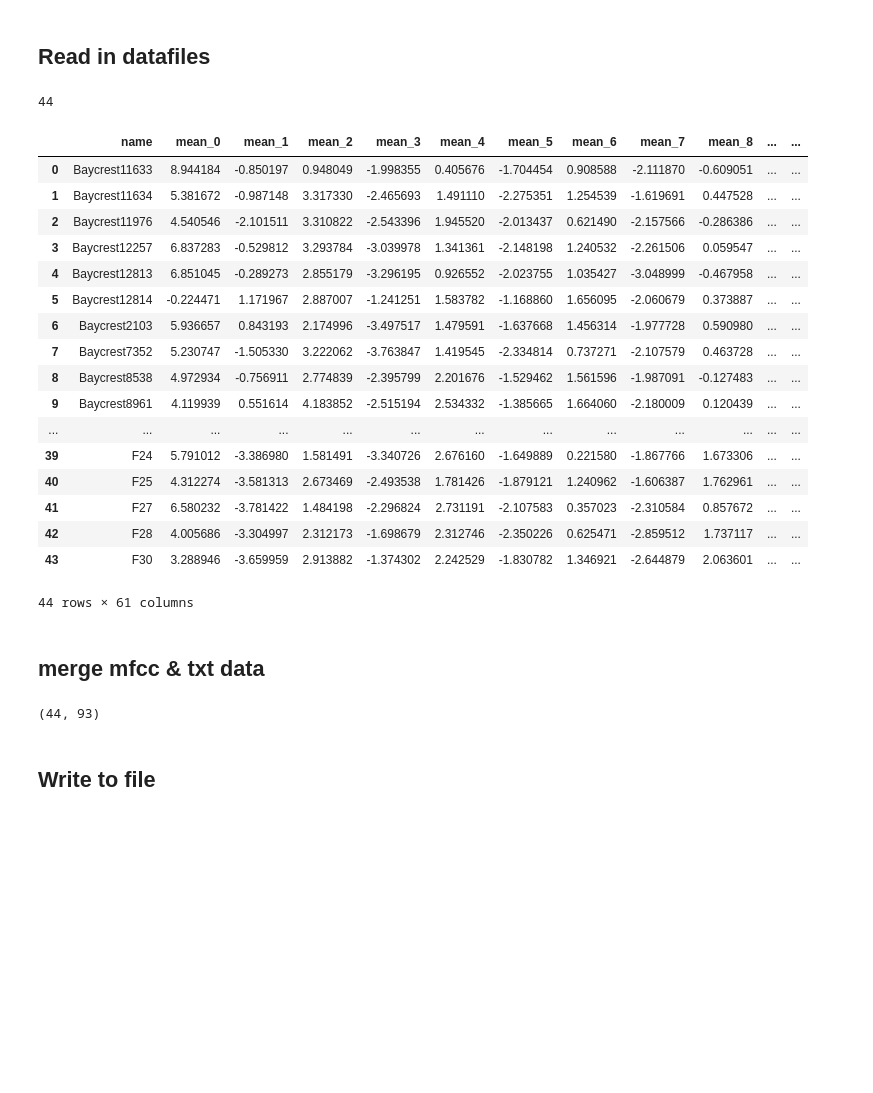
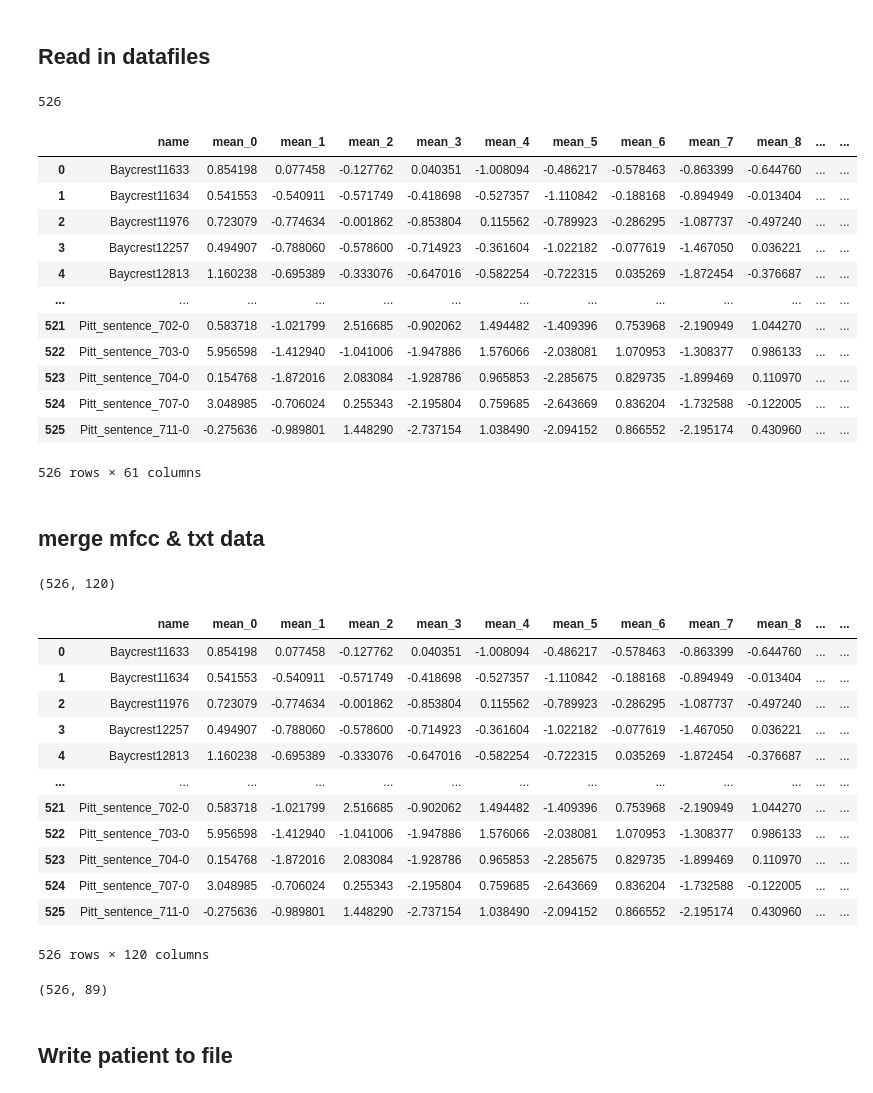
Before and after one commit to ZiJun0502/Alzheimer-Diagnosis-Speech, a Jupyter notebook: model/dataMerge.ipynb, the cells around one changed output. Saved outputs shown, nothing was run; the diff lists cells and outputs as text; code cells hidden in the pictures; blank space fills up the shorter version.

```diff
--- a/model/dataMerge.ipynb
+++ b/model/dataMerge.ipynb
@@ -15,11 +15,10 @@ import csv
 # %% [markdown]
 ## Global attributes
 # %%
-patinets_dataroot = "/content/drive/MyDrive/term project/patient_info.csv"
-txt_training_dataroot = "/content/drive/MyDrive/term project/NPL result.csv"
+patinets_dataroot = "/content/drive/MyDrive/term project/final_training_data/patient_npl.csv"
+normal_dataroot = "/content/drive/MyDrive/term project/final_training_data/ted_npl_result.csv"
 
-
-txt_df = pd.read_csv(txt_training_dataroot)
-txt_df[:5]
+txt_df = pd.read_csv(normal_dataroot)
+txt_df[145:150]
 # %% [output]
 |  | name | words_number | SPACE | ADV | VERB | ADP | DET | NOUN | ADJ | PUNCT | ... |
@@ -63,68 +62,88 @@ min_names = ["min_0", "min_1", "min_2", "min_3", "min_4", "min_5", "min_6", "min
 max_names = ["max_0", "max_1", "max_2", "max_3", "max_4", "max_5", "max_6", "max_7", "max_8", "max_9", "max_10", "max_11"]
 
 for i in range(patient_info.shape[0]):
-    aud_df = pd.read_csv(f"/content/drive/MyDrive/term project/MFCC_output/{patient_info.iloc[i,0]}.csv", header=None)
+    aud_df = pd.read_csv(f"/content/drive/MyDrive/term project/final_training_data/482_csv_MFCC/{patient_info.iloc[i,0]}.csv", header=None)
     audio_names.append(patient_info.iloc[i,0])
     dp.cal_mfcc_features(patient_info.iloc[i,0], aud_df)
 
 
 mean_df = pd.DataFrame(dp.mean_features)
 mean_df.columns = mean_names
 mean_df["name"] = audio_names
 mean_df = mean_df.reindex(["name", "mean_0", "mean_1", "mean_2", "mean_3", "mean_4", "mean_5", "mean_6", "mean_7", "mean_8", "mean_9", "mean_10", "mean_11"], axis=1)
 
 std_df = pd.DataFrame(dp.std_features)
 std_df.columns = std_names
 std_df["name"] = audio_names
 
 var_df = pd.DataFrame(dp.var_features)
 var_df.columns = var_names
 var_df["name"] = audio_names
 
 min_df = pd.DataFrame(dp.min_features)
 min_df.columns = min_names
 min_df["name"] = audio_names
 
 max_df = pd.DataFrame(dp.max_features)
 max_df.columns = max_names
 max_df["name"] = audio_names
 
 mfcc_df = pd.merge(mean_df, std_df, how="right", on = "name")
 mfcc_df = pd.merge(mfcc_df, var_df, how="right", on = "name")
 mfcc_df = pd.merge(mfcc_df, min_df, how="right", on = "name")
 mfcc_df = pd.merge(mfcc_df, max_df, how="right", on = "name")
 mfcc_df
 # %% [output]
-44
+526
 |  | name | mean_0 | mean_1 | mean_2 | mean_3 | mean_4 | mean_5 | mean_6 | mean_7 | mean_8 | ... | ... |
-| 0 | Baycrest11633 | 8.944184 | -0.850197 | 0.948049 | -1.998355 | 0.405676 | -1.704454 | 0.908588 | -2.111870 | -0.609051 | ... | ... |
-| 1 | Baycrest11634 | 5.381672 | -0.987148 | 3.317330 | -2.465693 | 1.491110 | -2.275351 | 1.254539 | -1.619691 | 0.447528 | ... | ... |
-| 2 | Baycrest11976 | 4.540546 | -2.101511 | 3.310822 | -2.543396 | 1.945520 | -2.013437 | 0.621490 | -2.157566 | -0.286386 | ... | ... |
-| 3 | Baycrest12257 | 6.837283 | -0.529812 | 3.293784 | -3.039978 | 1.341361 | -2.148198 | 1.240532 | -2.261506 | 0.059547 | ... | ... |
-| 4 | Baycrest12813 | 6.851045 | -0.289273 | 2.855179 | -3.296195 | 0.926552 | -2.023755 | 1.035427 | -3.048999 | -0.467958 | ... | ... |
-| 5 | Baycrest12814 | -0.224471 | 1.171967 | 2.887007 | -1.241251 | 1.583782 | -1.168860 | 1.656095 | -2.060679 | 0.373887 | ... | ... |
-| 6 | Baycrest2103 | 5.936657 | 0.843193 | 2.174996 | -3.497517 | 1.479591 | -1.637668 | 1.456314 | -1.977728 | 0.590980 | ... | ... |
-| 7 | Baycrest7352 | 5.230747 | -1.505330 | 3.222062 | -3.763847 | 1.419545 | -2.334814 | 0.737271 | -2.107579 | 0.463728 | ... | ... |
-| 8 | Baycrest8538 | 4.972934 | -0.756911 | 2.774839 | -2.395799 | 2.201676 | -1.529462 | 1.561596 | -1.987091 | -0.127483 | ... | ... |
-| 9 | Baycrest8961 | 4.119939 | 0.551614 | 4.183852 | -2.515194 | 2.534332 | -1.385665 | 1.664060 | -2.180009 | 0.120439 | ... | ... |
+| 0 | Baycrest11633 | 0.854198 | 0.077458 | -0.127762 | 0.040351 | -1.008094 | -0.486217 | -0.578463 | -0.863399 | -0.644760 | ... | ... |
+| 1 | Baycrest11634 | 0.541553 | -0.540911 | -0.571749 | -0.418698 | -0.527357 | -1.110842 | -0.188168 | -0.894949 | -0.013404 | ... | ... |
+| 2 | Baycrest11976 | 0.723079 | -0.774634 | -0.001862 | -0.853804 | 0.115562 | -0.789923 | -0.286295 | -1.087737 | -0.497240 | ... | ... |
+| 3 | Baycrest12257 | 0.494907 | -0.788060 | -0.578600 | -0.714923 | -0.361604 | -1.022182 | -0.077619 | -1.467050 | 0.036221 | ... | ... |
+| 4 | Baycrest12813 | 1.160238 | -0.695389 | -0.333076 | -0.647016 | -0.582254 | -0.722315 | 0.035269 | -1.872454 | -0.376687 | ... | ... |
 | ... | ... | ... | ... | ... | ... | ... | ... | ... | ... | ... | ... | ... |
-| 39 | F24 | 5.791012 | -3.386980 | 1.581491 | -3.340726 | 2.676160 | -1.649889 | 0.221580 | -1.867766 | 1.673306 | ... | ... |
-| 40 | F25 | 4.312274 | -3.581313 | 2.673469 | -2.493538 | 1.781426 | -1.879121 | 1.240962 | -1.606387 | 1.762961 | ... | ... |
-| 41 | F27 | 6.580232 | -3.781422 | 1.484198 | -2.296824 | 2.731191 | -2.107583 | 0.357023 | -2.310584 | 0.857672 | ... | ... |
-| 42 | F28 | 4.005686 | -3.304997 | 2.312173 | -1.698679 | 2.312746 | -2.350226 | 0.625471 | -2.859512 | 1.737117 | ... | ... |
-| 43 | F30 | 3.288946 | -3.659959 | 2.913882 | -1.374302 | 2.242529 | -1.830782 | 1.346921 | -2.644879 | 2.063601 | ... | ... |
+| 521 | Pitt_sentence_702-0 | 0.583718 | -1.021799 | 2.516685 | -0.902062 | 1.494482 | -1.409396 | 0.753968 | -2.190949 | 1.044270 | ... | ... |
+| 522 | Pitt_sentence_703-0 | 5.956598 | -1.412940 | -1.041006 | -1.947886 | 1.576066 | -2.038081 | 1.070953 | -1.308377 | 0.986133 | ... | ... |
+| 523 | Pitt_sentence_704-0 | 0.154768 | -1.872016 | 2.083084 | -1.928786 | 0.965853 | -2.285675 | 0.829735 | -1.899469 | 0.110970 | ... | ... |
+| 524 | Pitt_sentence_707-0 | 3.048985 | -0.706024 | 0.255343 | -2.195804 | 0.759685 | -2.643669 | 0.836204 | -1.732588 | -0.122005 | ... | ... |
+| 525 | Pitt_sentence_711-0 | -0.275636 | -0.989801 | 1.448290 | -2.737154 | 1.038490 | -2.094152 | 0.866552 | -2.195174 | 0.430960 | ... | ... |
-44 rows × 61 columns
+526 rows × 61 columns
 # %% [markdown]
 ## merge mfcc & txt data
 # %%
-txt_df = pd.read_csv(txt_training_dataroot)
-merged_df = pd.merge(mfcc_df, txt_df, how="right", on = "name")
-merged_df["AD_diagnose"] = np.ones(patient_info.shape[0], dtype = int)
+txt_df = pd.read_csv(patinets_dataroot)
+merged_patient_df = pd.merge(mfcc_df, txt_df, how="right", on = "name")
+merged_patient_df["AD_diagnose"] = np.ones(patient_info.shape[0], dtype = int)
 
-merged_df.shape
-# merged_df
+
+print(merged_patient_df.shape)
+merged_patient_df
 # %% [output]
-(44, 93)
+(526, 120)
+|  | name | mean_0 | mean_1 | mean_2 | mean_3 | mean_4 | mean_5 | mean_6 | mean_7 | mean_8 | ... | ... |
+| 0 | Baycrest11633 | 0.854198 | 0.077458 | -0.127762 | 0.040351 | -1.008094 | -0.486217 | -0.578463 | -0.863399 | -0.644760 | ... | ... |
+| 1 | Baycrest11634 | 0.541553 | -0.540911 | -0.571749 | -0.418698 | -0.527357 | -1.110842 | -0.188168 | -0.894949 | -0.013404 | ... | ... |
+| 2 | Baycrest11976 | 0.723079 | -0.774634 | -0.001862 | -0.853804 | 0.115562 | -0.789923 | -0.286295 | -1.087737 | -0.497240 | ... | ... |
+| 3 | Baycrest12257 | 0.494907 | -0.788060 | -0.578600 | -0.714923 | -0.361604 | -1.022182 | -0.077619 | -1.467050 | 0.036221 | ... | ... |
+| 4 | Baycrest12813 | 1.160238 | -0.695389 | -0.333076 | -0.647016 | -0.582254 | -0.722315 | 0.035269 | -1.872454 | -0.376687 | ... | ... |
+| ... | ... | ... | ... | ... | ... | ... | ... | ... | ... | ... | ... | ... |
+| 521 | Pitt_sentence_702-0 | 0.583718 | -1.021799 | 2.516685 | -0.902062 | 1.494482 | -1.409396 | 0.753968 | -2.190949 | 1.044270 | ... | ... |
+| 522 | Pitt_sentence_703-0 | 5.956598 | -1.412940 | -1.041006 | -1.947886 | 1.576066 | -2.038081 | 1.070953 | -1.308377 | 0.986133 | ... | ... |
+| 523 | Pitt_sentence_704-0 | 0.154768 | -1.872016 | 2.083084 | -1.928786 | 0.965853 | -2.285675 | 0.829735 | -1.899469 | 0.110970 | ... | ... |
+| 524 | Pitt_sentence_707-0 | 3.048985 | -0.706024 | 0.255343 | -2.195804 | 0.759685 | -2.643669 | 0.836204 | -1.732588 | -0.122005 | ... | ... |
+| 525 | Pitt_sentence_711-0 | -0.275636 | -0.989801 | 1.448290 | -2.737154 | 1.038490 | -2.094152 | 0.866552 | -2.195174 | 0.430960 | ... | ... |
+526 rows × 120 columns
+# %%
+drop_cols = ['SPACE', 'ADV', 'VERB', 'ADP', 'DET', 'NOUN', 'ADJ', 'PUNCT', 'INTJ', 'NUM', 'PRON', 'AUX', 'CCONJ', 'PART', 'PROPN', 'SCONJ', 'CONJ', 'Punctuation', 'hestitation_word', 'lemma_number', 'most_frequent', 'noun_chunk', 'person_singular_verbs', 'misspell', 'time_spec', 'spec', 'sentence', 'neg_word', 'content', 'function', 'function_R']
+merged_patient_df = merged_patient_df.drop(drop_cols, axis = 1)
+
+for i in range(525):
+    if (MCI_df["label"][i] == 0):
+        merged_patient_df.at[i, "AD_diagnose"] = 2
+
+merged_patient_df.to_csv('/content/drive/MyDrive/term project/final_training_data/MCI_patient.csv', index=False)
+# %% [output]
+(526, 89)
 # %% [markdown]
-## Write to file
+## Write patient to file
 # %%
```
Also changed, not shown: parts of 12 cells of this notebook, 2 other files.
